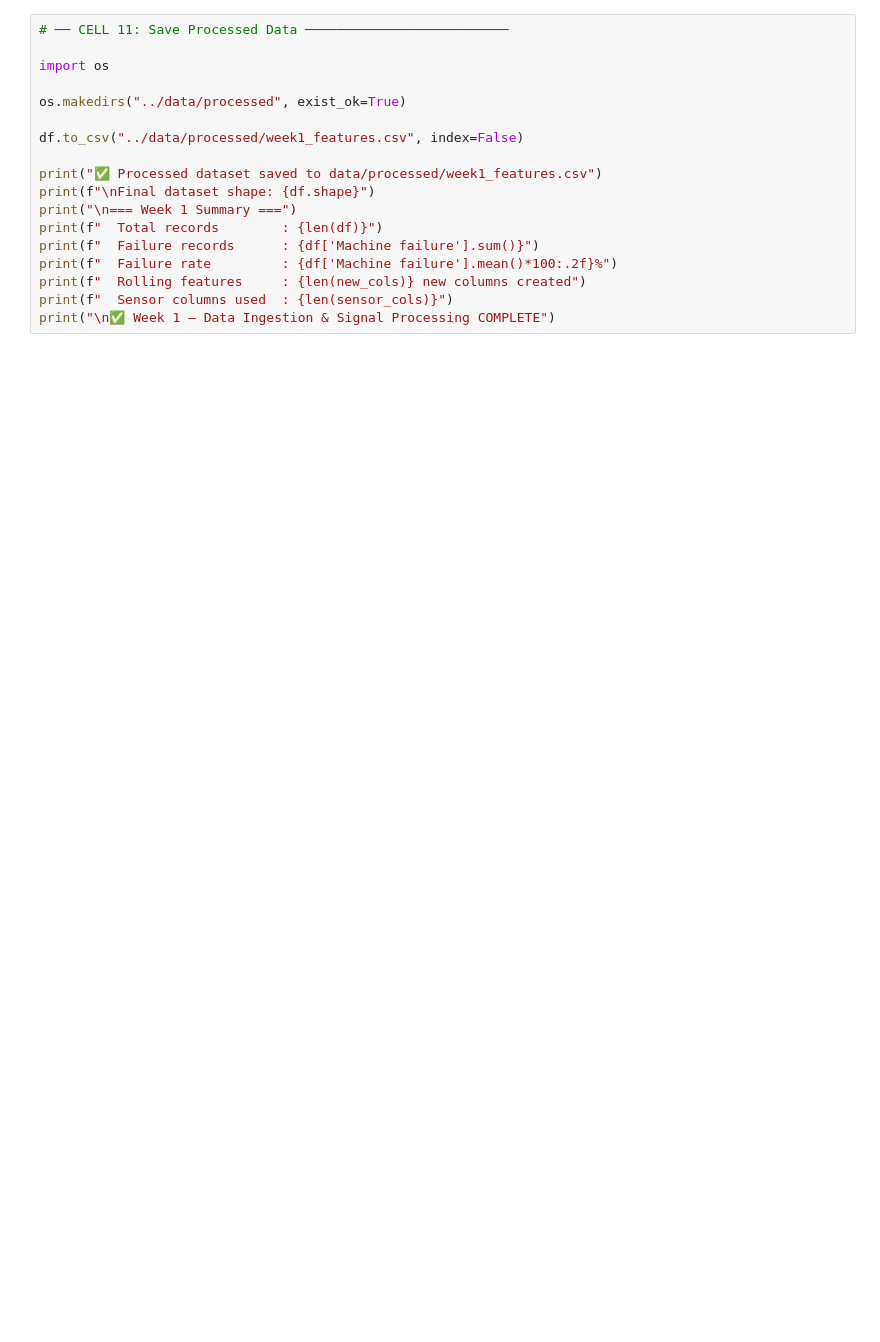
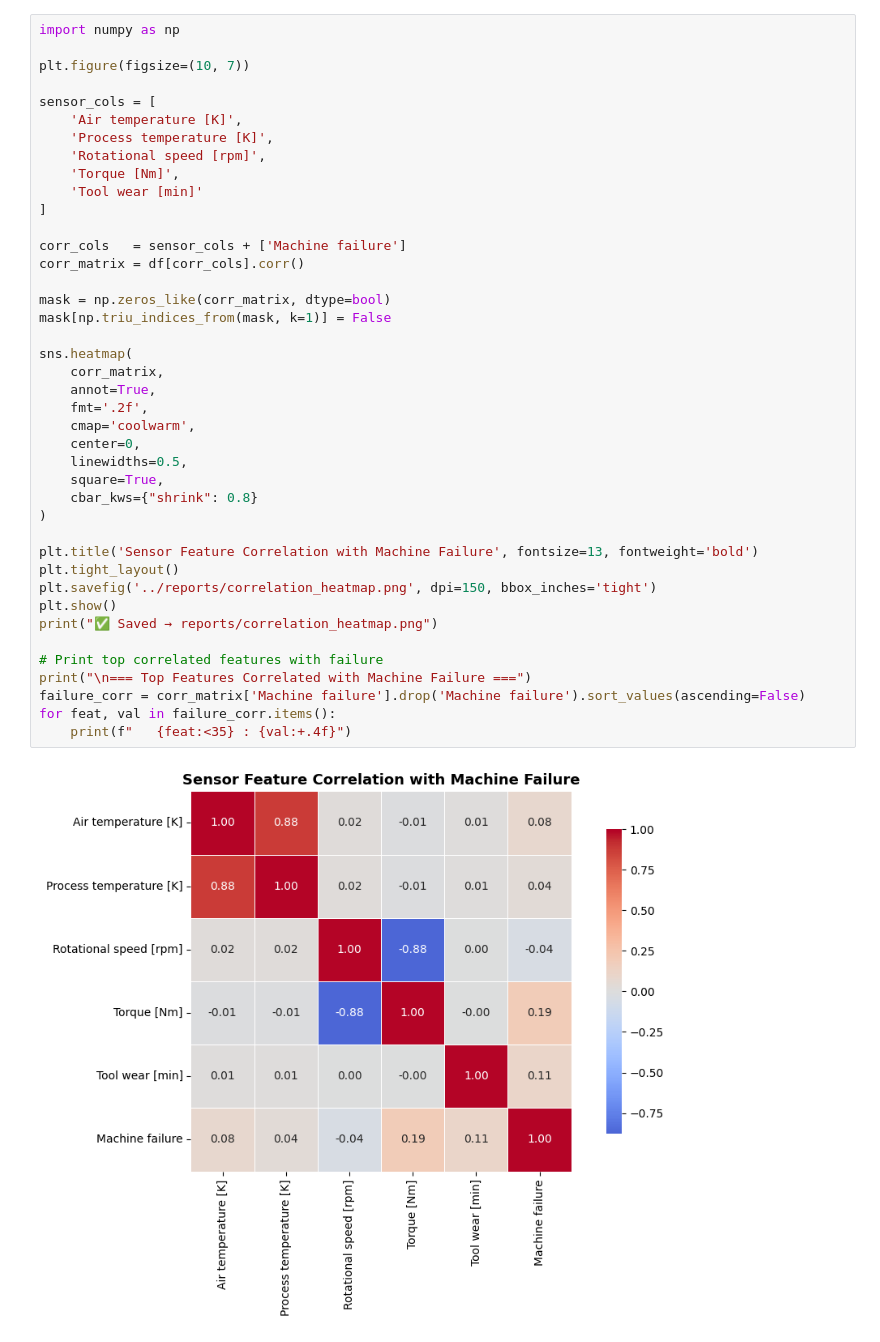
Before and after one commit to kollassrct/Infotact-Contextual_Predictive_Maintenance, a Jupyter notebook: notebooks/01_data_ingestion.ipynb, the cells around one changed output. Saved outputs shown, nothing was run; the diff lists cells and outputs as text; blank space fills up the shorter version.

Commit message:
Week 1: Add correlation heatmap to reports

```diff
--- a/notebooks/01_data_ingestion.ipynb
+++ b/notebooks/01_data_ingestion.ipynb
@@ -176,18 +270,43 @@ print("✅ Plot saved to reports/rolling_features_viz.png")
 # %%
-# ── CELL 11: Save Processed Data ──────────────────────────
+import numpy as np
 
-import os
+plt.figure(figsize=(10, 7))
 
-os.makedirs("../data/processed", exist_ok=True)
+sensor_cols = [
+    'Air temperature [K]',
+    'Process temperature [K]',
+    'Rotational speed [rpm]',
+    'Torque [Nm]',
+    'Tool wear [min]'
+]
 
-df.to_csv("../data/processed/week1_features.csv", index=False)
+corr_cols   = sensor_cols + ['Machine failure']
+corr_matrix = df[corr_cols].corr()
 
-print("✅ Processed dataset saved to data/processed/week1_features.csv")
-print(f"\nFinal dataset shape: {df.shape}")
-print("\n=== Week 1 Summary ===")
-print(f"  Total records        : {len(df)}")
-print(f"  Failure records      : {df['Machine failure'].sum()}")
-print(f"  Failure rate         : {df['Machine failure'].mean()*100:.2f}%")
-print(f"  Rolling features     : {len(new_cols)} new columns created")
-print(f"  Sensor columns used  : {len(sensor_cols)}")
-print("\n✅ Week 1 — Data Ingestion & Signal Processing COMPLETE")
+mask = np.zeros_like(corr_matrix, dtype=bool)
+mask[np.triu_indices_from(mask, k=1)] = False
+
+sns.heatmap(
+    corr_matrix,
+    annot=True,
+    fmt='.2f',
+    cmap='coolwarm',
+    center=0,
+    linewidths=0.5,
+    square=True,
+    cbar_kws={"shrink": 0.8}
+)
+
+plt.title('Sensor Feature Correlation with Machine Failure', fontsize=13, fontweight='bold')
+plt.tight_layout()
+plt.savefig('../reports/correlation_heatmap.png', dpi=150, bbox_inches='tight')
+plt.show()
+print("✅ Saved → reports/correlation_heatmap.png")
+
+# Print top correlated features with failure
+print("\n=== Top Features Correlated with Machine Failure ===")
+failure_corr = corr_matrix['Machine failure'].drop('Machine failure').sort_values(ascending=False)
+for feat, val in failure_corr.items():
+    print(f"   {feat:<35} : {val:+.4f}")
+# %% [output]
+[figure, added]
```
Also changed, not shown: parts of 13 cells of this notebook, 2 other files.
